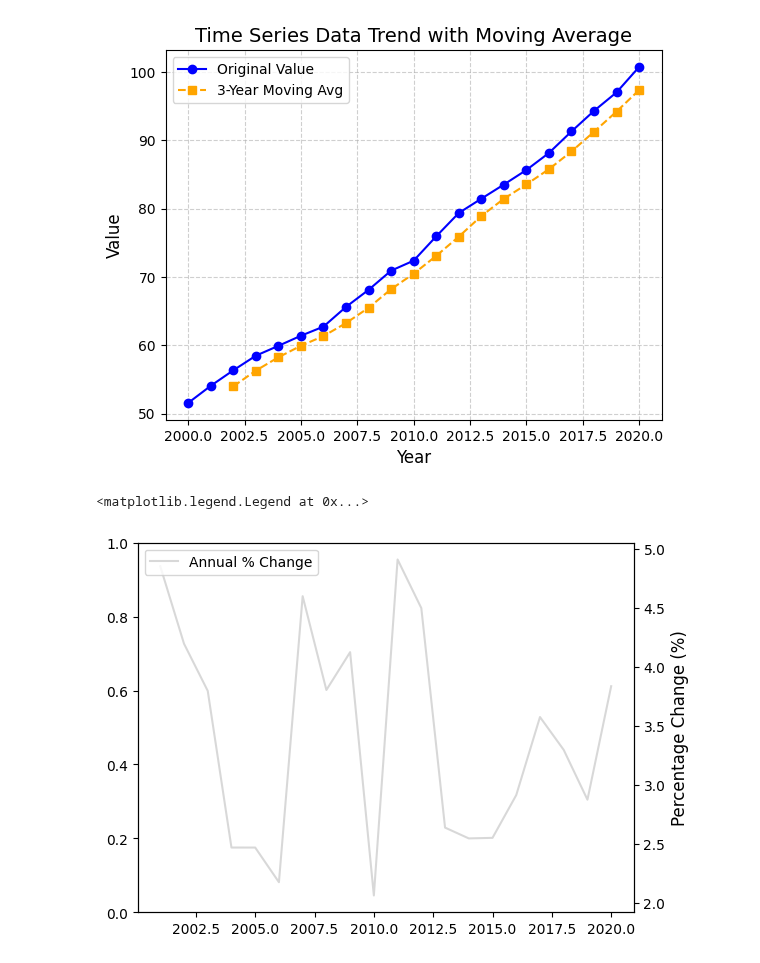
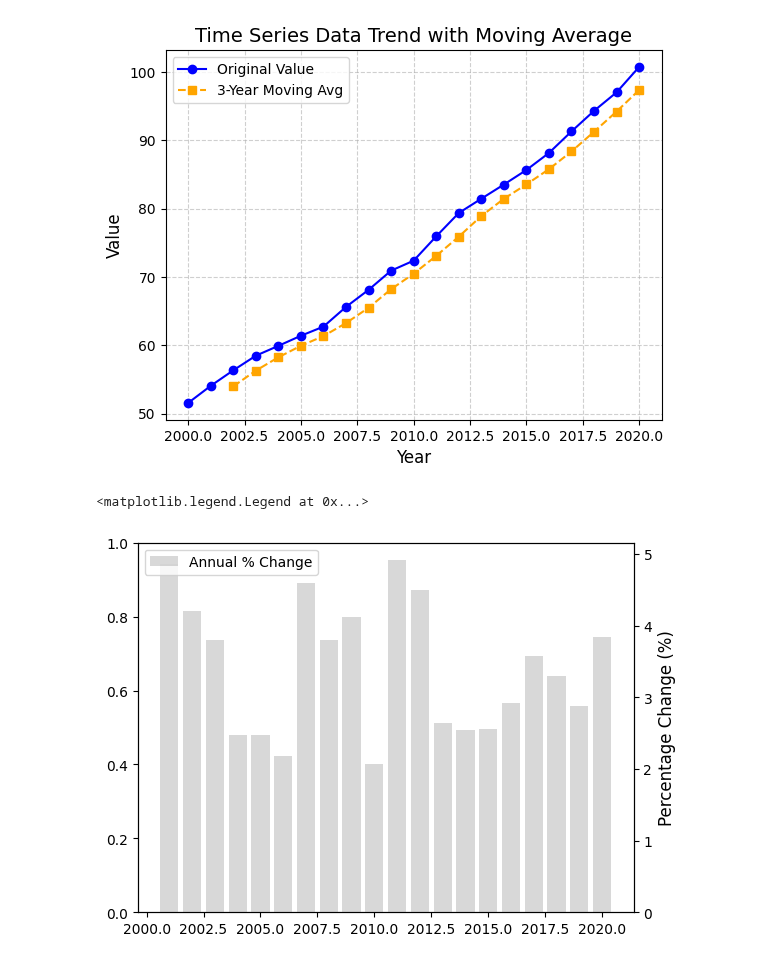
Before and after one commit to KSS095/TIL, a Jupyter notebook: 100_offline/8. DA/59일차 (9.17)/data_science1_ws_3_4/skeleton/skeleton.ipynb, the cells around one changed output. Drawn from its saved outputs; the diff is of its cells as text; code cells hidden in the pictures.

```diff
--- a/100_offline/8. DA/59일차 (9.17)/data_science1_ws_3_4/skeleton/skeleton.ipynb
+++ b/100_offline/8. DA/59일차 (9.17)/data_science1_ws_3_4/skeleton/skeleton.ipynb
@@ -85,12 +85,12 @@ plt.legend()  # 범례 표시
 # %%
 # 7. 변동률(%) 바 그래프 추가 (보조 축 사용)
 ax2 = plt.gca().twinx()  # 새로운 y축 추가
-ax2.plot(df["Year"], df["Pct_Change"], alpha=0.3, color="gray", label="Annual % Change")  # 변동률 막대 그래프
+ax2.bar(df["Year"], df["Pct_Change"], alpha=0.3, color="gray", label="Annual % Change")  # 변동률 막대 그래프
 ax2.set_ylabel("Percentage Change (%)", fontsize=12)  # 보조 y축 레이블 설정
 ax2.legend(loc="upper left")  # 범례 위치 설정
 # %% [output]
 <matplotlib.legend.Legend at 0x...>
-[figure, old version]
+[figure, new version]
 # %%
 # 8. 그래프 출력
 plt.show()
```
Also changed, not shown: 17 other files.
